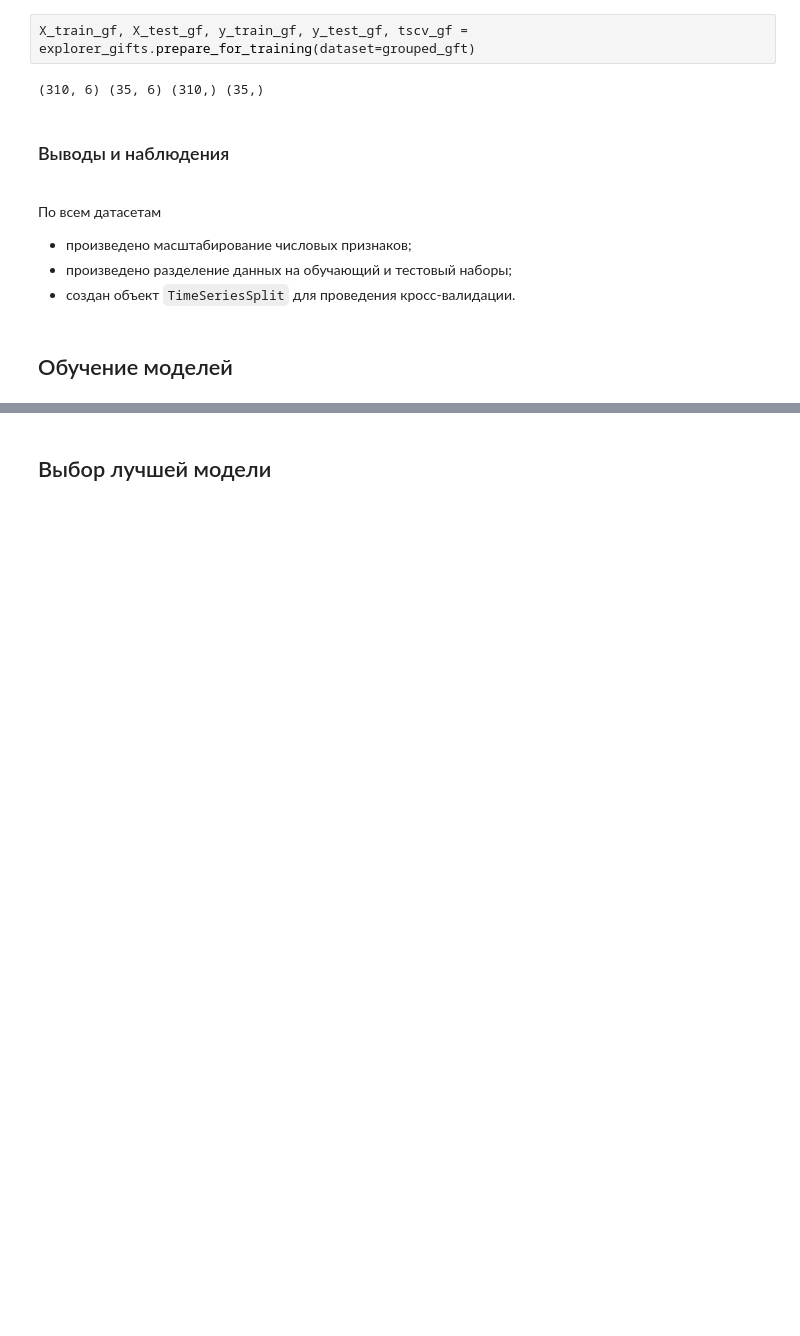
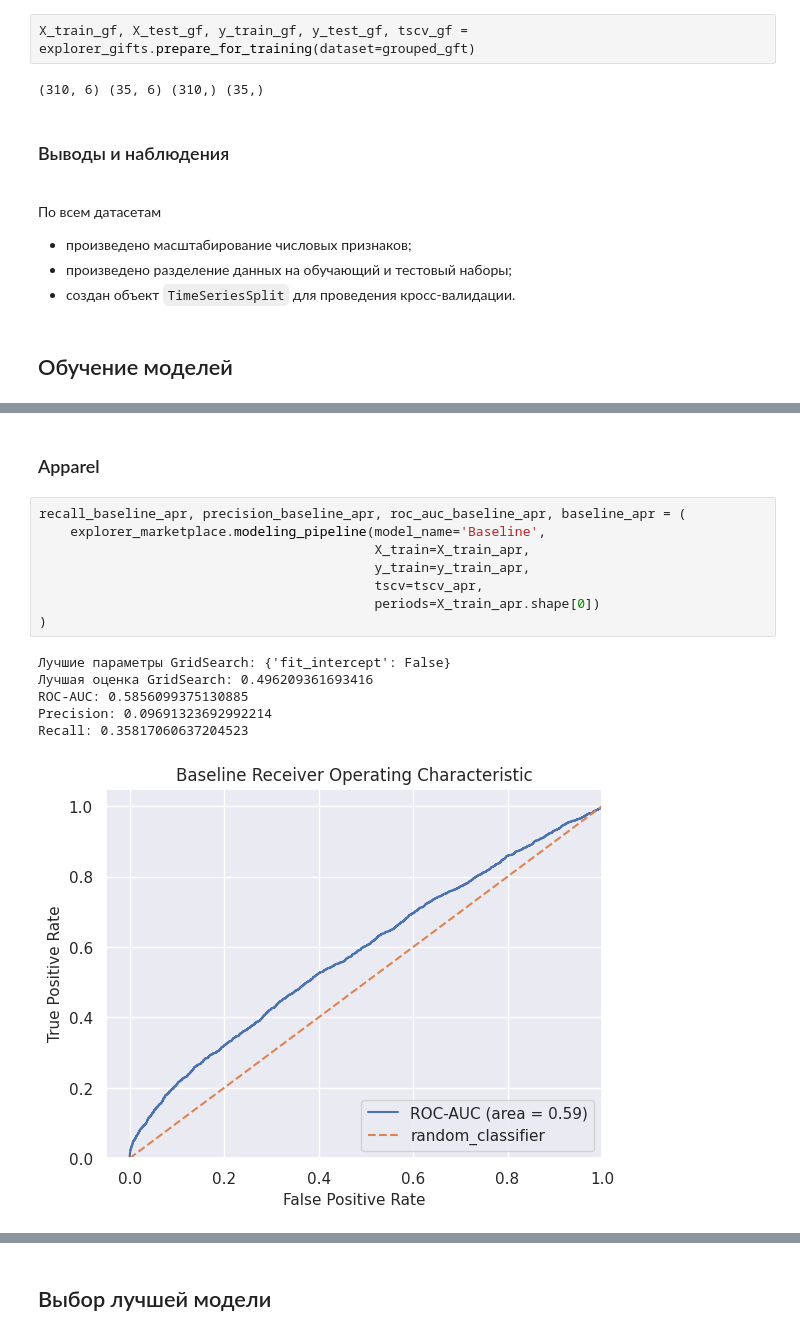
Before and after one commit to denis-42ds/repeat_purchase_forecast, a Jupyter notebook: ecom_forecast.ipynb, the cells around one changed output, grey strips where cells are left out. Cells and saved outputs as stored; diff of their text form; blank space fills up the shorter version.

```diff
--- a/ecom_forecast.ipynb
+++ b/ecom_forecast.ipynb
@@ -717,0 +655,17 @@ recall_baseline, precision_baseline, roc_auc_baseline, baseline = (
+# %% [markdown]
+### Apparel
+# %%
+recall_baseline_apr, precision_baseline_apr, roc_auc_baseline_apr, baseline_apr = (
+    explorer_marketplace.modeling_pipeline(model_name='Baseline',
+                                           X_train=X_train_apr,
+                                           y_train=y_train_apr,
+                                           tscv=tscv_apr,
+                                           periods=X_train_apr.shape[0])
+)
+# %% [output]
+Лучшие параметры GridSearch: {'fit_intercept': False}
+Лучшая оценка GridSearch: 0.496209361693416
+ROC-AUC: 0.5856099375130885
+Precision: 0.09691323692992214
+Recall: 0.35817060637204523
+[figure, added]
```
Also changed, not shown: parts of 43 cells of this notebook, 8 other files.
